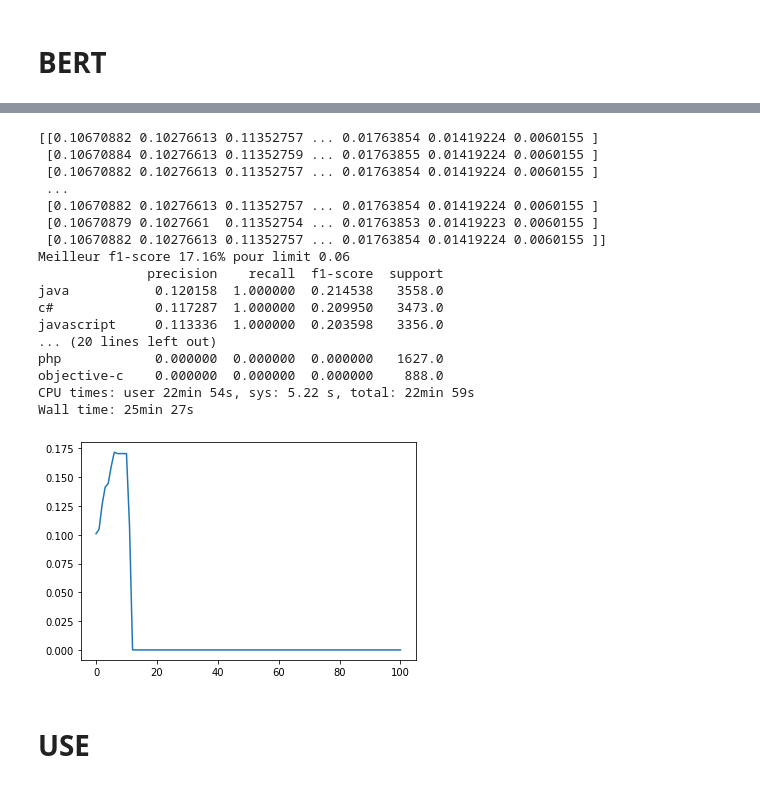
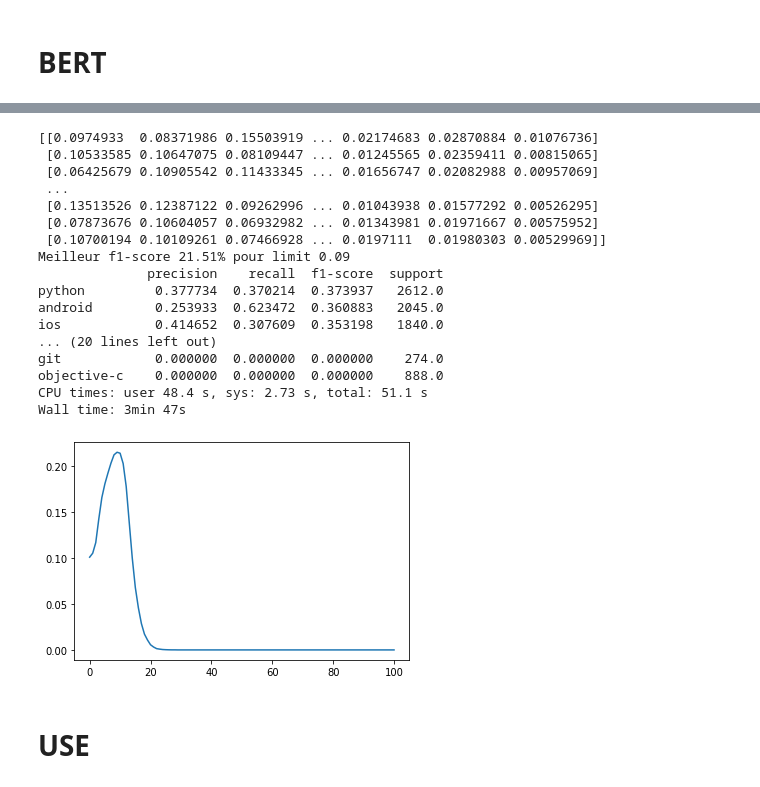
Before and after one commit to DomWch/OpenClassRooms-NLP-P5, a Jupyter notebook: p5-nlp-bert.ipynb, the cells around one changed output, grey strips where cells are left out. Drawn from its saved outputs; the diff is of its cells as text; code cells hidden in the pictures.

```diff
--- a/p5-nlp-bert.ipynb
+++ b/p5-nlp-bert.ipynb
@@ -125,7 +126,7 @@ memory usage: 11.7+ MB
 # %%
 LONG = False
 description = {
-    "title": "BERT",
+    "title": "BERT nouvelle methode",
     "CountVectorizer": {"min_df": 0.00001, "max_df": 0.995, "max_features": None},
     "StandardScaler": {"actif": False},
     "TruncatedSVD": {"actif": False, "n_components": 1_000},
@@ -156,7 +157,15 @@ description = {
         "epochs": 5,
     },
     "USE": {"actif": False, "tsne_visu": False, "epochs": 1},
-    "LDA": {"actif": False, "num_topics": [10, 20, 100]},
+    "LDA": {
+        "actif": False,
+        "num_topics": [20],  # [5, 10, 20],
+        "lda__no_below": 100,
+        "lda__no_above": 0.5,
+        "lda__max_tokens": 100_000,
+        "lda__iterations": 50,
+        "word_cloud__nb_words": 50,
+    },
 }
 # %%
 # # ultra fast
@@ -836,0 +843,7 @@ Wall time: 1.05 s
+# %%
+%%time
+if description["BERT"]["actif"]:
+    X_train_bert = p5_nlp_utils.Bert.create_bert_inputs(
+        X_train.values, max_len=description["BERT"]["max_length"]
+    )
+    print("Shape input BERT tupple 3*", X_train_bert[0].shape)
@@ -837,8 +854,9 @@ Wall time: 1.05 s
 # %%
 %%time
 if description["BERT"]["actif"]:
-    bert_model = p5_nlp_utils.Bert.create_bert_model(
-        params=description["BERT"], target_names=target_names
-    )
+#     bert_model = p5_nlp_utils.Bert.create_bert_model(
+#         params=description["BERT"], target_names=target_names
+#     )
+    bert_model = p5_nlp_utils.Bert.build_bert_model(max_len=description["BERT"]["max_length"],target_names=target_names)
     print(bert_model.summary())
 # %% [output]
@@ -867,5 +879,0 @@ Wall time: 27 s
-# %%
-%%time
-if description["BERT"]["actif"]:
-    X_train_bert = p5_nlp_utils.Bert.create_bert_inputs(X_train.values, description["BERT"])
-    print("Shape input BERT", X_train_bert.shape)
@@ -904,7 +908,7 @@ if description["BERT"]["actif"]:
     #         )
     #     )
     pred_bert_proba = bert_model.predict(
-        p5_nlp_utils.Bert.create_bert_inputs(X_test.values, description["BERT"])
+        p5_nlp_utils.Bert.create_bert_inputs(X_test.values, max_len=description["BERT"]["max_length"])
     )
     print(pred_bert_proba)
     best, f1_score_avg = p5_nlp_utils.Commun.find_best_limit(
@@ -924,21 +928,21 @@ if description["BERT"]["actif"]:
-[[0.10670882 0.10276613 0.11352757 ... 0.01763854 0.01419224 0.0060155 ]
- [0.10670884 0.10276613 0.11352759 ... 0.01763855 0.01419224 0.0060155 ]
- [0.10670882 0.10276613 0.11352757 ... 0.01763854 0.01419224 0.0060155 ]
+[[0.0974933  0.08371986 0.15503919 ... 0.02174683 0.02870884 0.01076736]
+ [0.10533585 0.10647075 0.08109447 ... 0.01245565 0.02359411 0.00815065]
+ [0.06425679 0.10905542 0.11433345 ... 0.01656747 0.02082988 0.00957069]
  ...
- [0.10670882 0.10276613 0.11352757 ... 0.01763854 0.01419224 0.0060155 ]
- [0.10670879 0.1027661  0.11352754 ... 0.01763853 0.01419223 0.0060155 ]
- [0.10670882 0.10276613 0.11352757 ... 0.01763854 0.01419224 0.0060155 ]]
-Meilleur f1-score 17.16% pour limit 0.06
+ [0.13513526 0.12387122 0.09262996 ... 0.01043938 0.01577292 0.00526295]
+ [0.07873676 0.10604057 0.06932982 ... 0.01343981 0.01971667 0.00575952]
+ [0.10700194 0.10109261 0.07466928 ... 0.0197111  0.01980303 0.00529969]]
+Meilleur f1-score 21.51% pour limit 0.09
               precision    recall  f1-score  support
-java           0.120158  1.000000  0.214538   3558.0
-c#             0.117287  1.000000  0.209950   3473.0
-javascript     0.113336  1.000000  0.203598   3356.0
+python         0.377734  0.370214  0.373937   2612.0
+android        0.253933  0.623472  0.360883   2045.0
+ios            0.414652  0.307609  0.353198   1840.0
 ... (20 lines left out)
-php            0.000000  0.000000  0.000000   1627.0
+git            0.000000  0.000000  0.000000    274.0
 objective-c    0.000000  0.000000  0.000000    888.0
-CPU times: user 22min 54s, sys: 5.22 s, total: 22min 59s
-Wall time: 25min 27s
+CPU times: user 48.4 s, sys: 2.73 s, total: 51.1 s
+Wall time: 3min 47s
-[figure, old version]
+[figure, new version]
 # %%
 # # detect and init the TPU
 # tpu = tf.distribute.cluster_resolver.TPUClusterResolver.connect()
```
Also changed, not shown: parts of 31 cells of this notebook.
